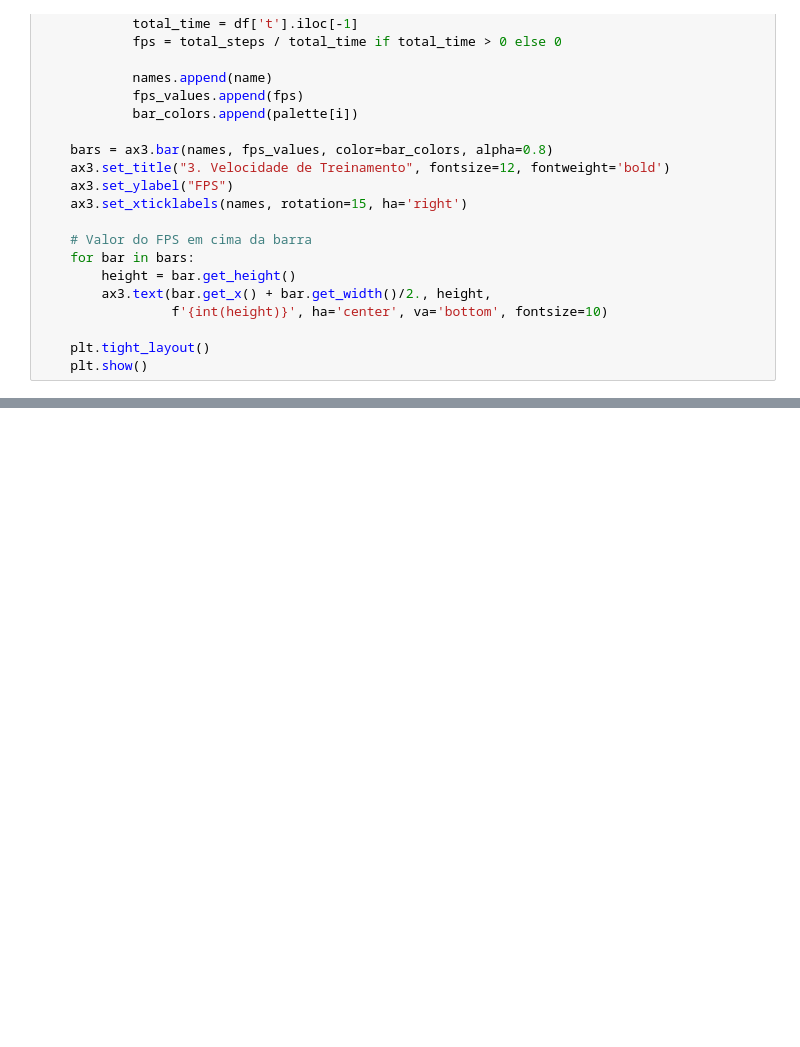
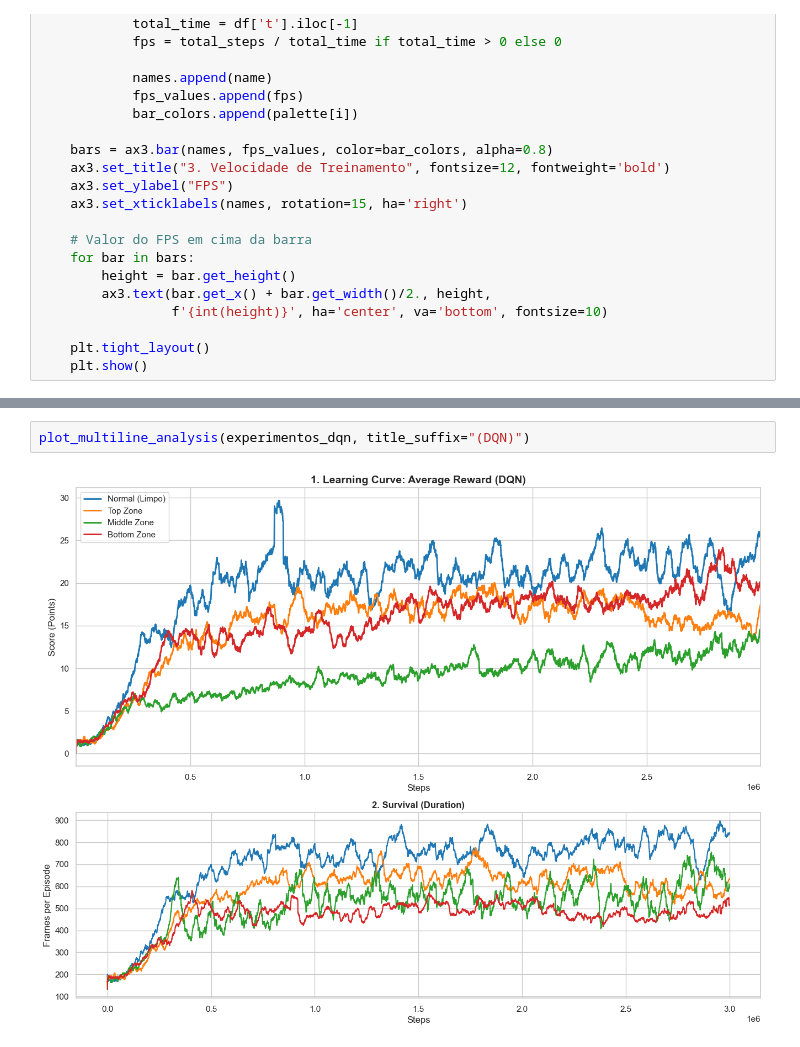
Before and after one commit to VitorBSP/BlurRL, a Jupyter notebook: analise_treinamento_dqn.ipynb, the cells around one changed output, grey strips where cells are left out. Drawn from its saved outputs; the diff is of its cells as text; blank space fills up the shorter version.

```diff
--- a/analise_treinamento_dqn.ipynb
+++ b/analise_treinamento_dqn.ipynb
@@ -451,0 +539,4 @@ plot_multiline_analysis(experimentos_dqn, title_suffix="(DQN)")
+# %%
+plot_multiline_analysis(experimentos_dqn, title_suffix="(DQN)")
+# %% [output]
+[figure, added]
```
Also changed, not shown: parts of 6 cells of this notebook, 6 other files.
